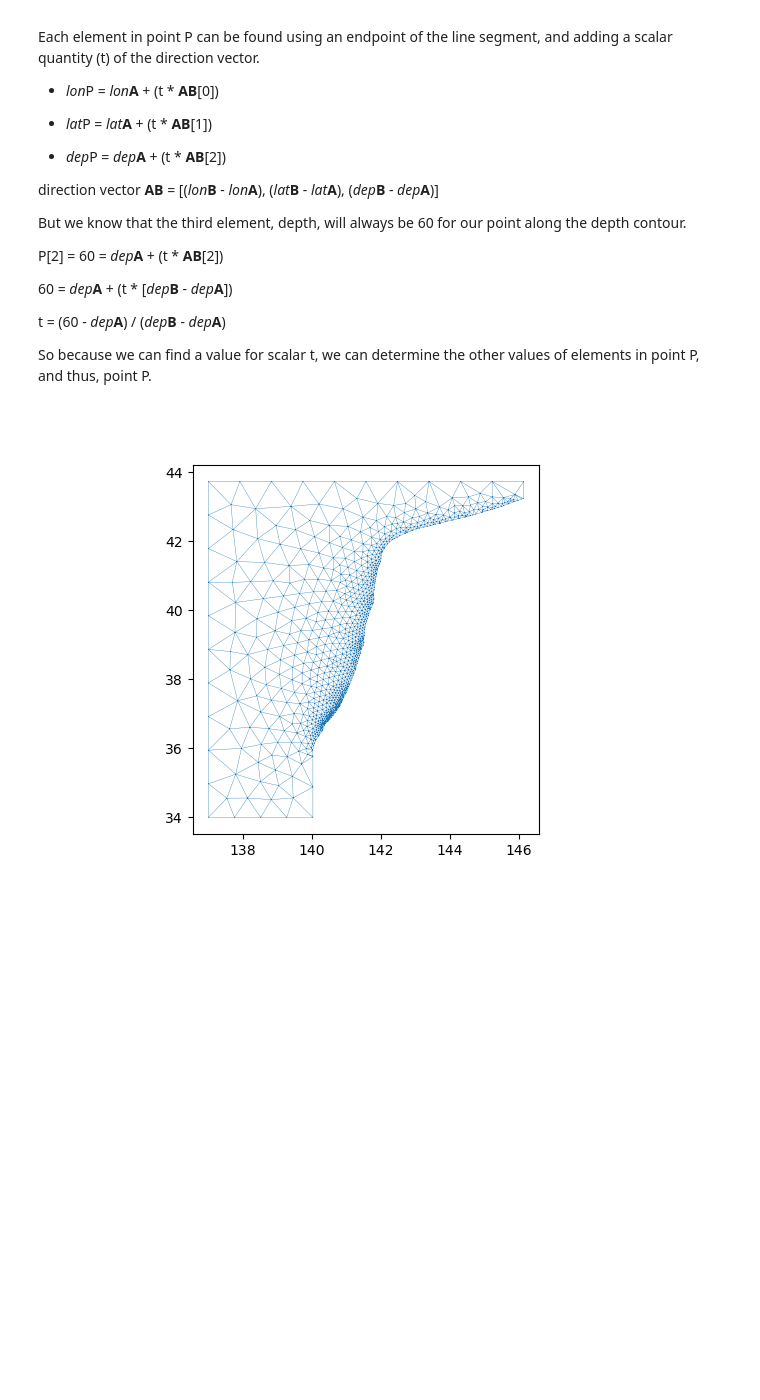
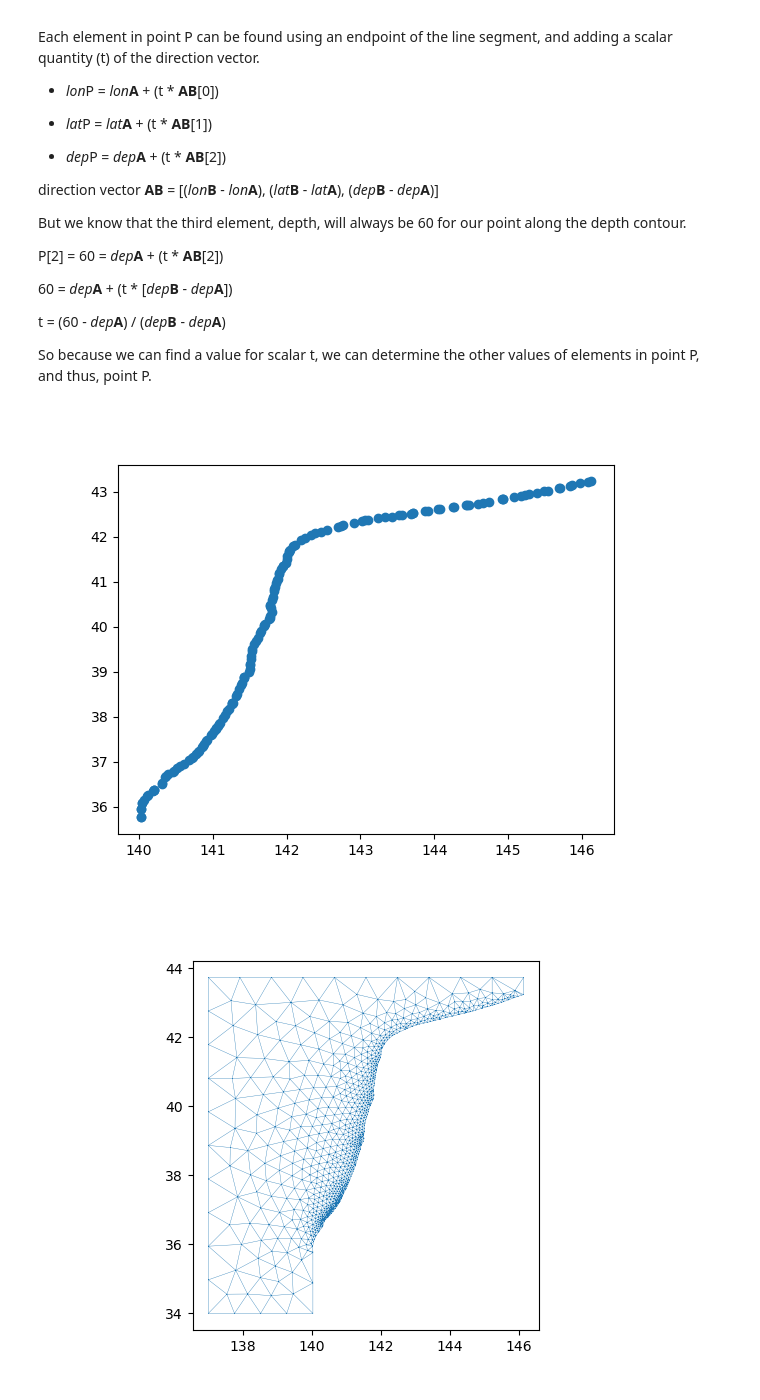
Before and after one commit to e-middleton/Emily_fault_displacement, a Jupyter notebook: fault_displacement.ipynb, the cells around one changed output. Drawn from its saved outputs; the diff is of its cells as text; code cells hidden in the pictures; blank space fills up the shorter version.

```diff
--- a/fault_displacement.ipynb
+++ b/fault_displacement.ipynb
@@ -993,36 +1196,38 @@ for j in range(np.size(tri_elem, 0)):
         p1 = point_grab(ab, t1, a)
         p2 = point_grab(bc, t2, b)
 
         depth_all[m,0] = p1[0] ; depth_all[m,1] = p1[1] ; depth_all[m,2] = p1[2]
         m+=1 # increment the row number for each point added
         depth_all[m,0] = p2[0] ; depth_all[m,1] = p2[1] ; depth_all[m,2] = p2[2]
         m+=1 # increment row
 
     # only remaining line segment combination is [ac, bc], where vertex C is isolated above/below
     else:
         t1 = scalar(a, c, plane_depth)
         t2 = scalar(b, c, plane_depth)
 
         #each of the three components of point1 are endpoint, plus a scalar quantity of the direction vector
         p1 = point_grab(ac, t1, a)
         p2 = point_grab(bc, t2, b) # the z component will always be 60 km or plane_depth, including the equation helps clarify other indicies
 
         depth_all[m,0] = p1[0] ; depth_all[m,1] = p1[1] ; depth_all[m,2] = p1[2]
         m+=1 # increment the row number for each point added
         depth_all[m,0] = p2[0] ; depth_all[m,1] = p2[1] ; depth_all[m,2] = p2[2]
         m+=1 # increment row
 
 
 # triangles share legs, so points are repeated unnecessarily, this takes only the unique rows in the 2D array
 df = pd.DataFrame(depth_all, columns=["lon", "lat", "dep"])
 depth_contour = df.drop_duplicates(subset=["lon"])
 depth_contour = np.array(df.drop_duplicates(subset="lat"))
 
 # using pandas not numpy, because numpy will sort the columns, but that shuffles lon, lat pairs apart
 
-# fig, ax = plt.subplots()
-# plt.scatter(depth_contour[:,0], depth_contour[:,1])
-# plt.show()
+fig, ax = plt.subplots()
+plt.scatter(depth_contour[:,0], depth_contour[:,1])
+plt.show()
+# %% [output]
+[figure, added]
 # %%
 ##Mesh the CMI based upon lower depth extent of afterslip ~60km
 
```
Also changed, not shown: parts of 16 cells of this notebook.
